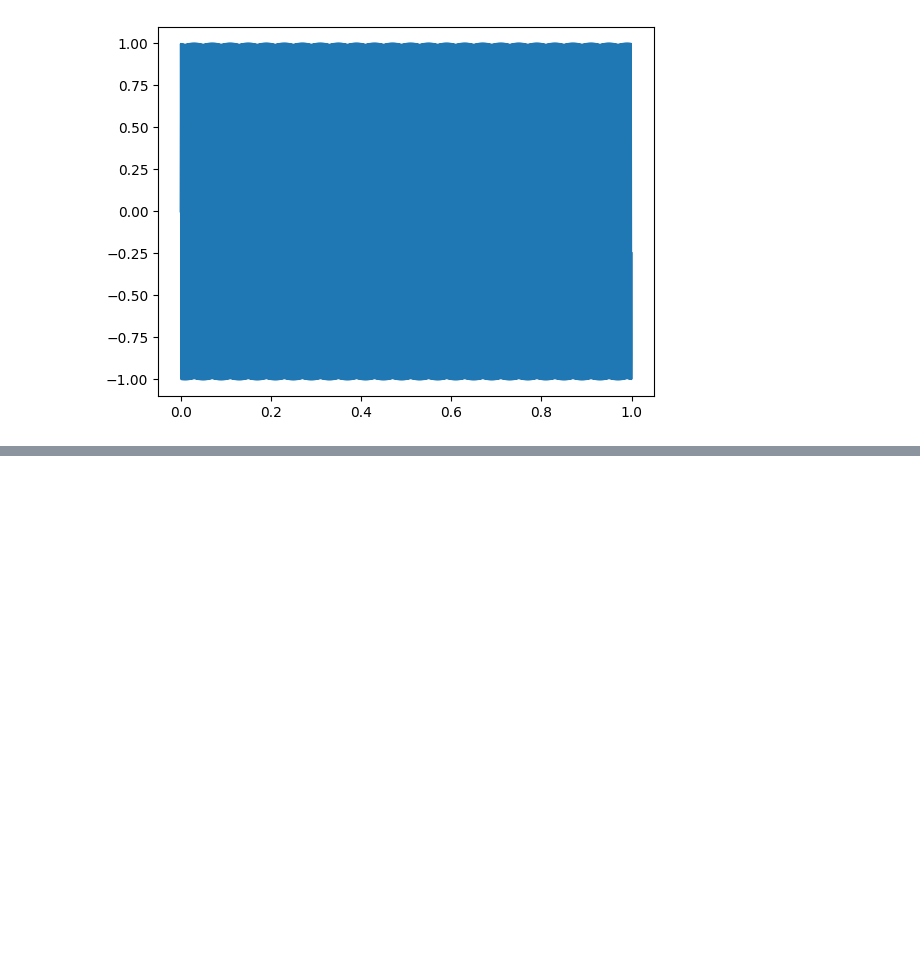
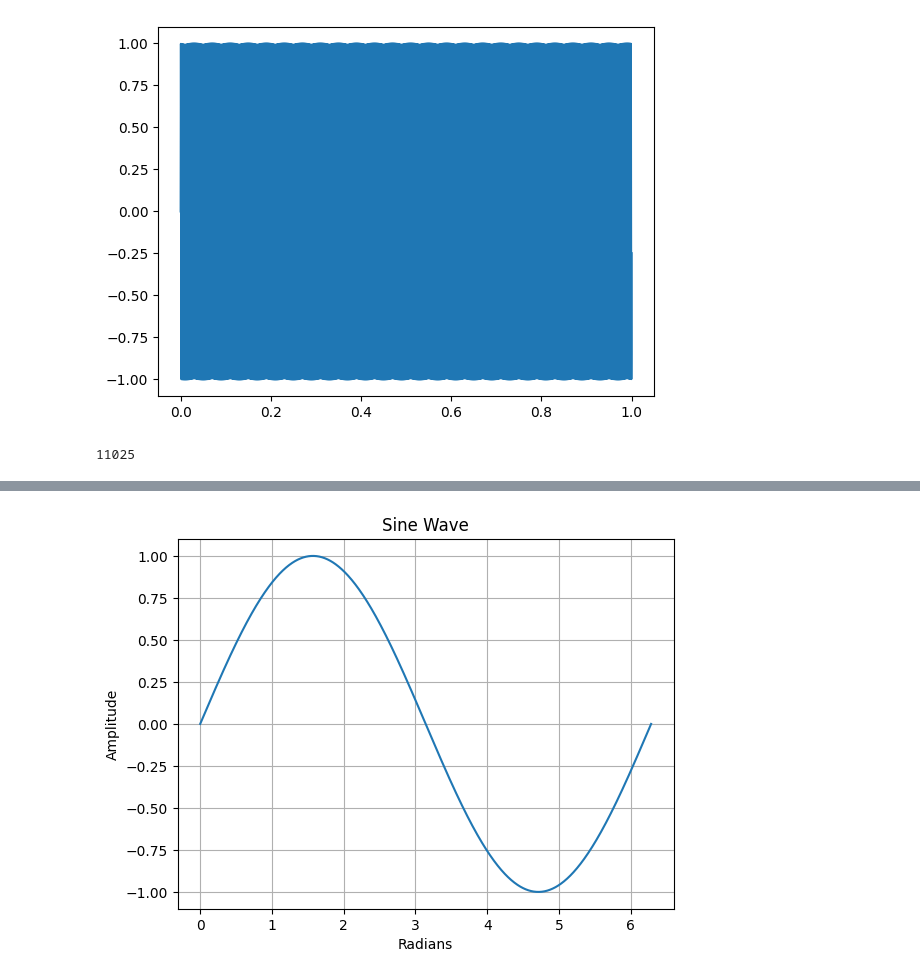
Before and after one commit to JoaoVLima/computerpiano, a Jupyter notebook: audio.ipynb, the cells around one changed output, grey strips where cells are left out. Saved outputs shown, nothing was run; the diff lists cells and outputs as text; code cells hidden in the pictures; blank space fills up the shorter version.

```diff
--- a/audio.ipynb
+++ b/audio.ipynb
@@ -39,9 +57,33 @@ onda = sinoide.make_wave()
 onda.plot()
 # %% [output]
 [figure]
+# %%
+onda.framerate
+# %% [output]
+11025
 # %%
 from IPython.display import Audio
 audio = Audio(data=onda.ys, rate=onda.framerate)
 audio
 # %% [output]
 [interactive output not drawn]
+# %%
+import numpy as np
+import matplotlib.pyplot as plt
+
+# Step 1: Create a time array from 0 to 2π
+t = np.linspace(0, 2*np.pi, 1000)  # 1000 points between 0 and 2π
+
+# Step 2: Generate the sine wave values
+y = np.sin(t)
+
+# Step 3: Plot the sine wave
+plt.plot(t, y)
+
+plt.title("Sine Wave")
+plt.xlabel("Radians")
+plt.ylabel("Amplitude")
+plt.grid(True)
+plt.show()
+# %% [output]
+[figure, added]
```
Also changed, not shown: parts of 10 cells of this notebook, 2 other files.
